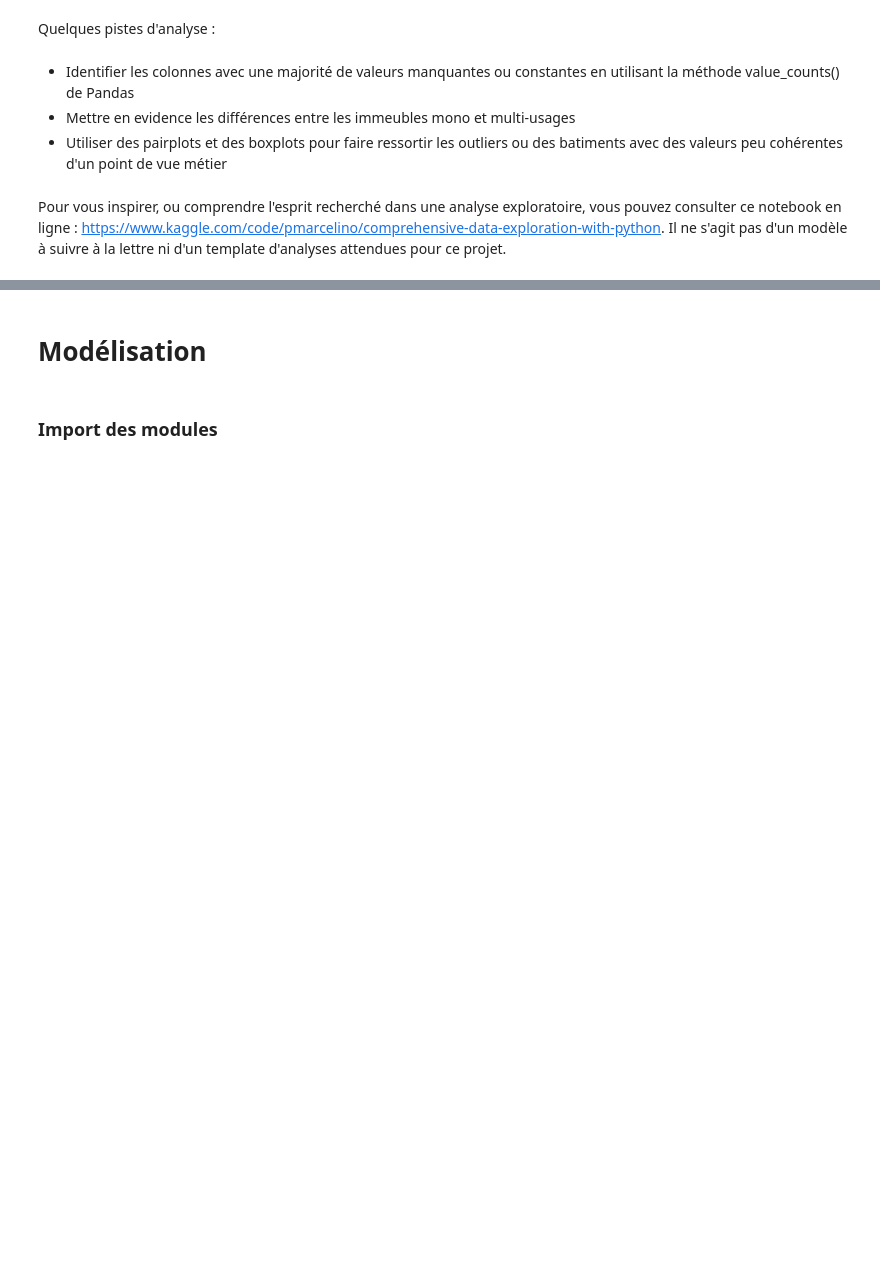
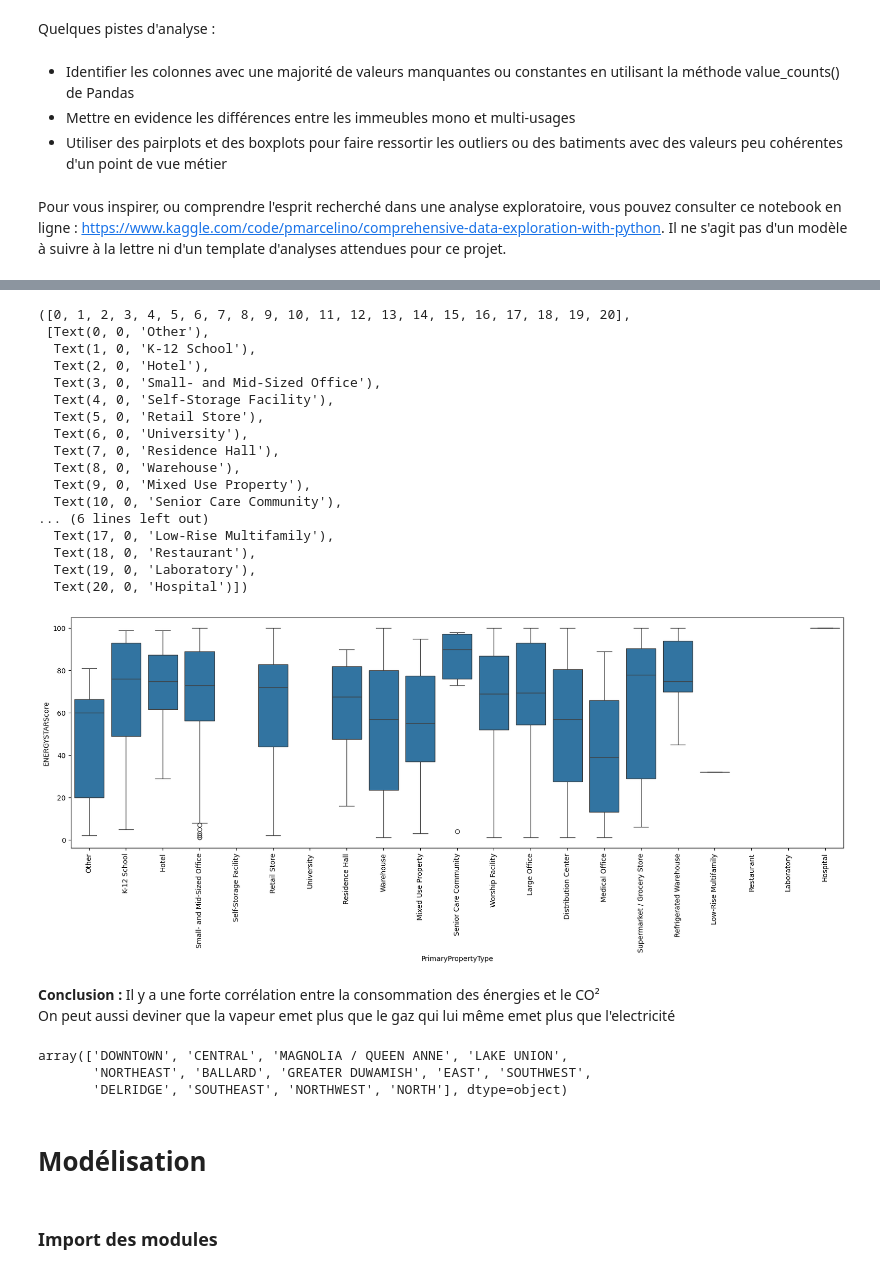
Before and after one commit to RandomFab/SEATLE, a Jupyter notebook: P3_template_modelistation_supervisee_data_scientist.ipynb, the cells around one changed output, grey strips where cells are left out. Drawn from its saved outputs; the diff is of its cells as text; code cells hidden in the pictures; blank space fills up the shorter version.

```diff
--- a/P3_template_modelistation_supervisee_data_scientist.ipynb
+++ b/P3_template_modelistation_supervisee_data_scientist.ipynb
@@ -100,3 +155,42 @@ for i,column in enumerate(outlier_columns):
+# %%
+plt.figure(figsize=(20,6))
+sns.boxplot(data= NR_building_consumption, x='PrimaryPropertyType', y='ENERGYSTARScore')
+plt.xticks(rotation=90)
+# %% [output]
+([0, 1, 2, 3, 4, 5, 6, 7, 8, 9, 10, 11, 12, 13, 14, 15, 16, 17, 18, 19, 20],
+ [Text(0, 0, 'Other'),
+  Text(1, 0, 'K-12 School'),
+  Text(2, 0, 'Hotel'),
+  Text(3, 0, 'Small- and Mid-Sized Office'),
+  Text(4, 0, 'Self-Storage Facility'),
+  Text(5, 0, 'Retail Store'),
+  Text(6, 0, 'University'),
+  Text(7, 0, 'Residence Hall'),
+  Text(8, 0, 'Warehouse'),
+  Text(9, 0, 'Mixed Use Property'),
+  Text(10, 0, 'Senior Care Community'),
+... (6 lines left out)
+  Text(17, 0, 'Low-Rise Multifamily'),
+  Text(18, 0, 'Restaurant'),
+  Text(19, 0, 'Laboratory'),
+  Text(20, 0, 'Hospital')])
+[figure, added]
+# %% [markdown]
+**Conclusion :** Il y a une forte corrélation entre la consommation des énergies et le CO²
+On peut aussi deviner que la vapeur emet plus que le gaz qui lui même emet plus que l'electricité
+# %%
+# ['DOWNTOWN', 'NORTHEAST', 'Central', 'MAGNOLIA / QUEEN ANNE',
+#        'BALLARD', 'GREATER DUWAMISH', 'LAKE UNION', 'CENTRAL',
+#        'SOUTHWEST', 'DELRIDGE', 'EAST', 'SOUTHEAST', 'NORTHWEST', 'NORTH',
+#        'North', 'Delridge', 'Ballard', 'Northwest',
+#        'DELRIDGE NEIGHBORHOODS']
+NR_building_consumption['Neighborhood'] = NR_building_consumption['Neighborhood'].str.upper()
+NR_building_consumption.loc[NR_building_consumption['Neighborhood']=='DELRIDGE NEIGHBORHOODS','Neighborhood'] = 'DELRIDGE'
+NR_building_consumption['Neighborhood'].unique()
+# %% [output]
+array(['DOWNTOWN', 'CENTRAL', 'MAGNOLIA / QUEEN ANNE', 'LAKE UNION',
+       'NORTHEAST', 'BALLARD', 'GREATER DUWAMISH', 'EAST', 'SOUTHWEST',
+       'DELRIDGE', 'SOUTHEAST', 'NORTHWEST', 'NORTH'], dtype=object)
 # %% [markdown]
 # Modélisation
 # %% [markdown]
```
Also changed, not shown: parts of 62 cells of this notebook.
